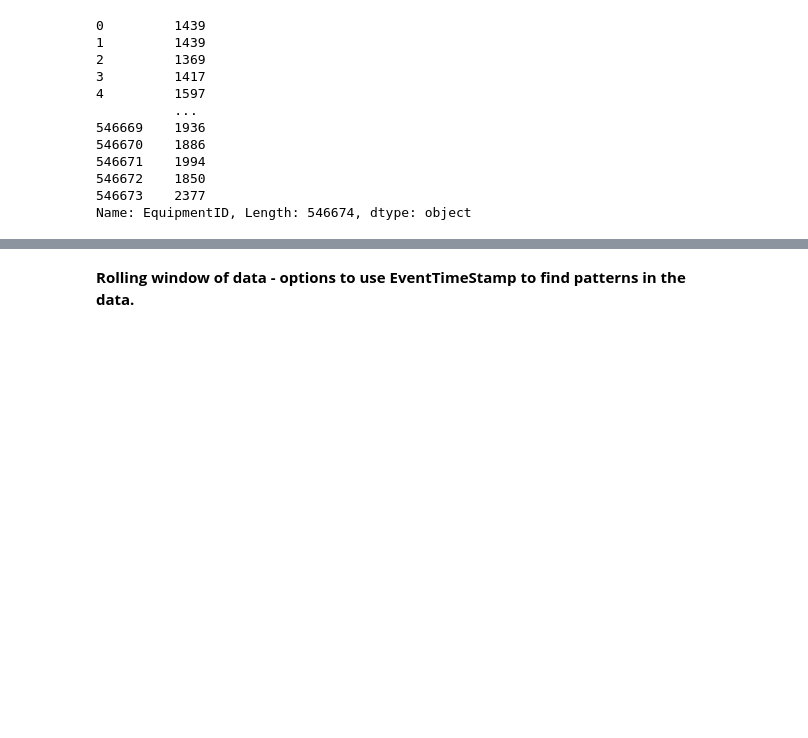
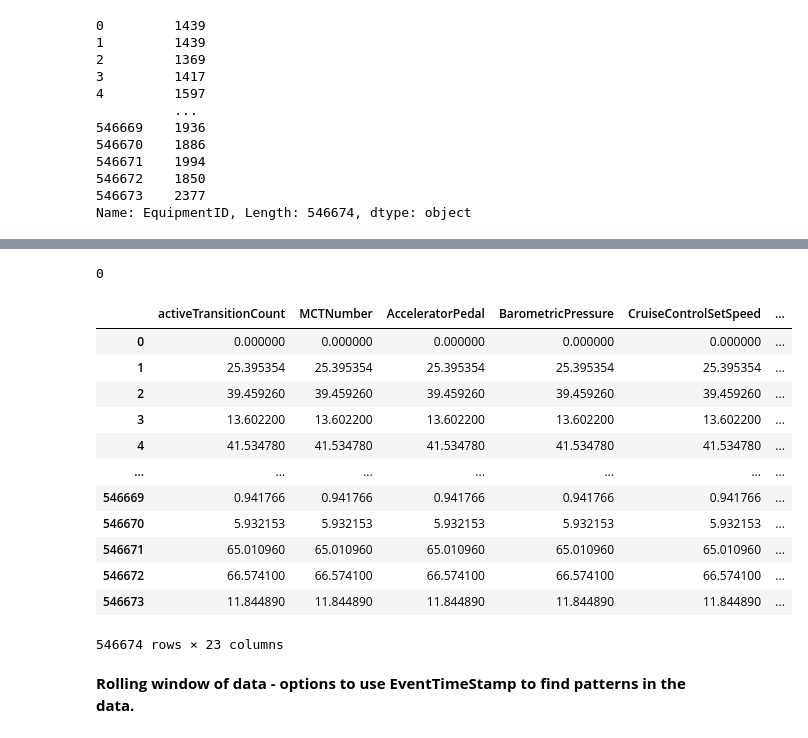
Before and after one commit to nss-data-science-cohort-6/big_g_express-elden_ring, a Jupyter notebook: AC_bigG.ipynb, the cells around one changed output, grey strips where cells are left out. Drawn from its saved outputs; the diff is of its cells as text; code cells hidden in the pictures; blank space fills up the shorter version.

```diff
--- a/AC_bigG.ipynb
+++ b/AC_bigG.ipynb
@@ -339,3 +333,41 @@ faults_improved[column].isna().sum()
+# %%
+faults_improved[column].isna().sum()
+# %% [output]
+0
+# %%
+cols = ['activeTransitionCount','MCTNumber',
+        'AcceleratorPedal', 'BarometricPressure', 'CruiseControlSetSpeed',
+        'DistanceLtd', 'EngineCoolantTemperature', 'EngineLoad', 'EngineOilPressure',
+        'EngineOilTemperature', 'EngineRpm', 'EngineTimeLtd', 'FuelLevel', 'FuelLtd',
+        'FuelRate', 'FuelTemperature', 'IntakeManifoldTemperature', 'LampStatus',
+        'ServiceDistance', 'Speed', 'SwitchedBatteryVoltage', 'Throttle', 'TurboBoostPressure']
+
+imputer = SimpleImputer(strategy='mean')
+
+
+for column in cols:
+
+    equipment_fixed = faults_improved.groupby('EquipmentID')[column].apply(lambda x: imputer.fit_transform(x.values.reshape(-1, 1)))
+
+    for Id in equipment_imputed.index :
+
+        faults_improved.loc[faults_improved['EquipmentID']== Id, column]= equipment_imputed.loc[Id].flatten()
+# %%
+faults_improved[cols]
+# %% [output]
+|  | activeTransitionCount | MCTNumber | AcceleratorPedal | BarometricPressure | CruiseControlSetSpeed | ... |
+| 0 | 0.000000 | 0.000000 | 0.000000 | 0.000000 | 0.000000 | ... |
+| 1 | 25.395354 | 25.395354 | 25.395354 | 25.395354 | 25.395354 | ... |
+| 2 | 39.459260 | 39.459260 | 39.459260 | 39.459260 | 39.459260 | ... |
+| 3 | 13.602200 | 13.602200 | 13.602200 | 13.602200 | 13.602200 | ... |
+| 4 | 41.534780 | 41.534780 | 41.534780 | 41.534780 | 41.534780 | ... |
+| ... | ... | ... | ... | ... | ... | ... |
+| 546669 | 0.941766 | 0.941766 | 0.941766 | 0.941766 | 0.941766 | ... |
+| 546670 | 5.932153 | 5.932153 | 5.932153 | 5.932153 | 5.932153 | ... |
+| 546671 | 65.010960 | 65.010960 | 65.010960 | 65.010960 | 65.010960 | ... |
+| 546672 | 66.574100 | 66.574100 | 66.574100 | 66.574100 | 66.574100 | ... |
+| 546673 | 11.844890 | 11.844890 | 11.844890 | 11.844890 | 11.844890 | ... |
+546674 rows × 23 columns
 # %%
 # Loop over the rows of the DataFrame
 #for i in range(len(faults_improved)):
```
Also changed, not shown: parts of 6 cells of this notebook.
